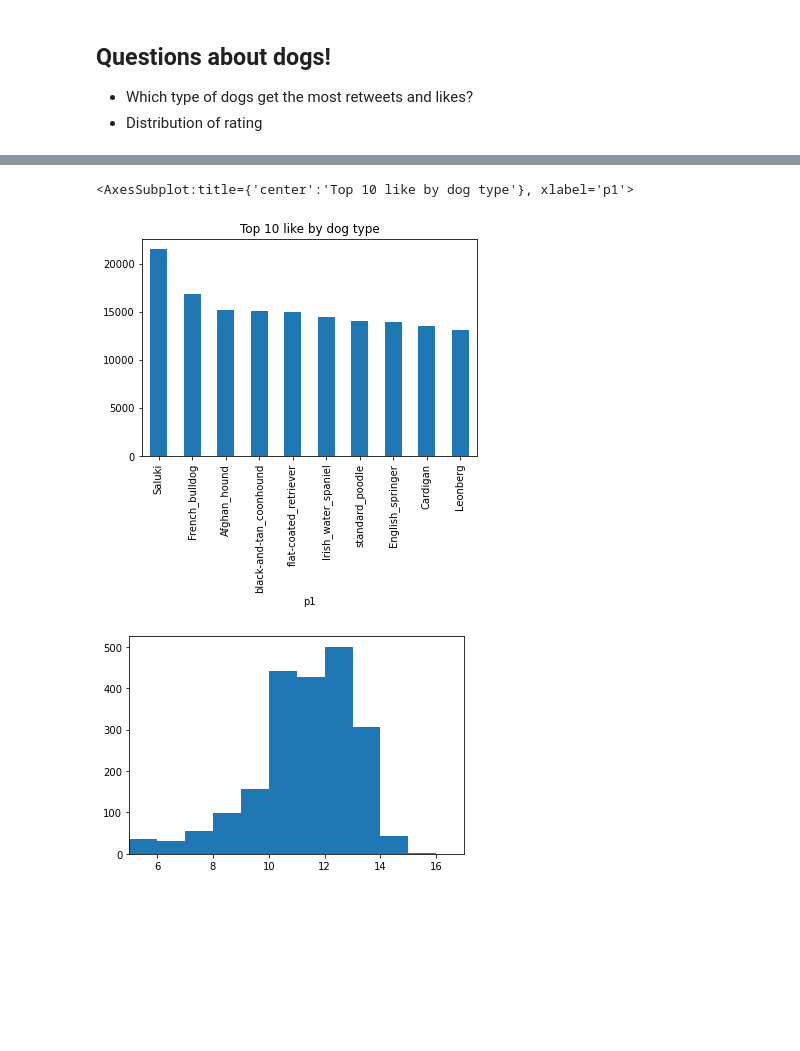
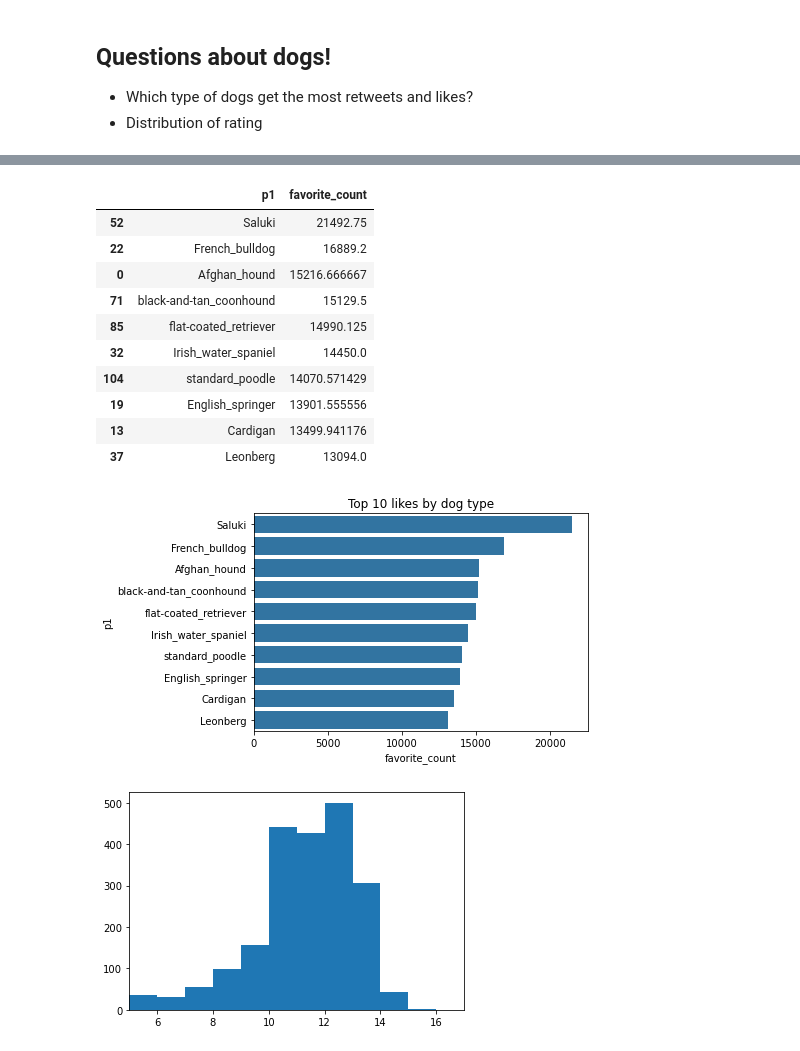
Before and after one commit to tllau/Udacity-Project-4, a Jupyter notebook: wrangle_act.ipynb, the cells around one changed output, grey strips where cells are left out. Drawn from its saved outputs; the diff is of its cells as text; code cells hidden in the pictures; blank space fills up the shorter version.

```diff
--- a/wrangle_act.ipynb
+++ b/wrangle_act.ipynb
@@ -867,8 +964,23 @@ retweet_mean_by_dog_type.sort_values(ascending=False).head(10).plot(kind='bar',
+# %%
+like_mean_by_dog_type_top_10 = like_mean_by_dog_type.reset_index().nlargest(10, 'favorite_count')
+like_mean_by_dog_type_top_10
+# %% [output]
+|  | p1 | favorite_count |
+| 52 | Saluki | 21492.75 |
+| 22 | French_bulldog | 16889.2 |
+| 0 | Afghan_hound | 15216.666667 |
+| 71 | black-and-tan_coonhound | 15129.5 |
+| 85 | flat-coated_retriever | 14990.125 |
+| 32 | Irish_water_spaniel | 14450.0 |
+| 104 | standard_poodle | 14070.571429 |
+| 19 | English_springer | 13901.555556 |
+| 13 | Cardigan | 13499.941176 |
+| 37 | Leonberg | 13094.0 |
 # %%
-like_mean_by_dog_type.sort_values(ascending=False).head(10).plot(kind='bar', title='Top 10 like by dog type')
+sb.barplot(data=like_mean_by_dog_type_top_10, y='p1', x='favorite_count', color=sb.color_palette()[0]);
+plt.title('Top 10 likes by dog type');
 # %% [output]
-<AxesSubplot:title={'center':'Top 10 like by dog type'}, xlabel='p1'>
-[figure, old version]
+[figure, new version]
 # %%
 # Distribution of ratings
 bins = np.arange(5, 30, 1);
```
Also changed, not shown: parts of 51 cells of this notebook.
